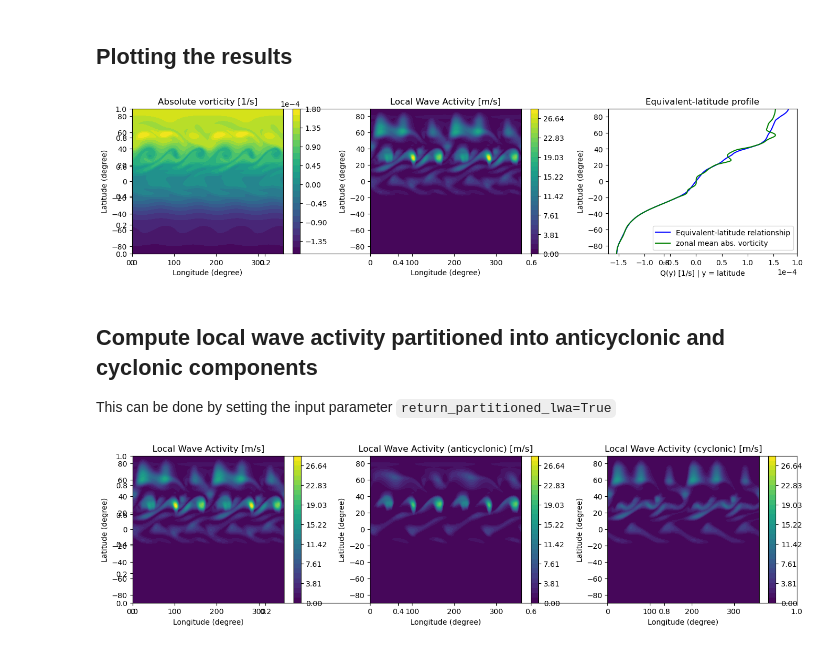
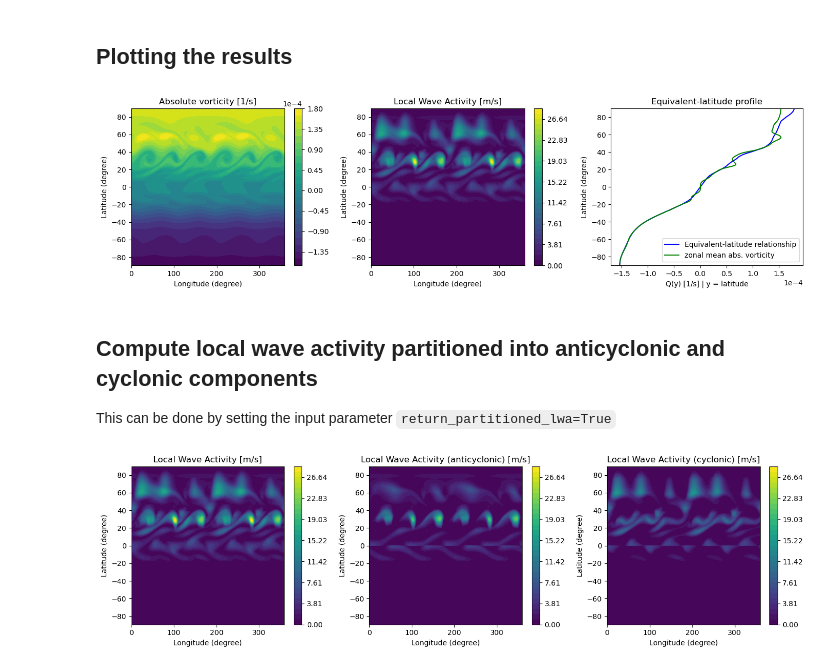
Before and after one commit to csyhuang/hn2016_falwa, a Jupyter notebook: notebooks/simple/Example_barotropic.ipynb, the cells around one changed output. Drawn from its saved outputs; the diff is of its cells as text; code cells hidden in the pictures.

```diff
--- a/notebooks/simple/Example_barotropic.ipynb
+++ b/notebooks/simple/Example_barotropic.ipynb
@@ -52,69 +56,71 @@ qref, lwa = barotropic_eqlat_lwa(ylat,absVorticity,area,Earth_radius*clat*dphi,n
 # %%
 # --- Color axis for plotting LWA --- #
 lwa_caxis = np.linspace(0,lwa.max(),31,endpoint=True)
 
 # --- Plot the abs. vorticity field, LWA and equivalent-latitude relationship and LWA --- #
-fig = plt.subplots(figsize=(14,4))
+fig, (ax1, ax2, ax3) = plt.subplots(1, 3, figsize=(14,4))
 
-plt.subplot(1,3,1) # Absolute vorticity map
-c=plt.contourf(xlon,ylat,absVorticity,31)
+# Absolute vorticity map
+c = ax1.contourf(xlon,ylat,absVorticity,31)
 cb = plt.colorbar(c)
 cb.formatter.set_powerlimits((0, 0))
 cb.ax.yaxis.set_offset_position('right')
 cb.update_ticks()
-plt.title('Absolute vorticity [1/s]')
-plt.xlabel('Longitude (degree)')
-plt.ylabel('Latitude (degree)')
+ax1.set_title('Absolute vorticity [1/s]')
+ax1.set_xlabel('Longitude (degree)')
+ax1.set_ylabel('Latitude (degree)')
 
-plt.subplot(1,3,2) # LWA (full domain)
-plt.contourf(xlon,ylat,lwa,lwa_caxis)
-plt.colorbar()
-plt.title('Local Wave Activity [m/s]')
-plt.xlabel('Longitude (degree)')
-plt.ylabel('Latitude (degree)')
+# LWA (full domain)
+c2 = ax2.contourf(xlon,ylat,lwa,lwa_caxis)
+plt.colorbar(c2)
+ax2.set_title('Local Wave Activity [m/s]')
+ax2.set_xlabel('Longitude (degree)')
+ax2.set_ylabel('Latitude (degree)')
 
-plt.subplot(1,3,3) # Equivalent-latitude relationship Q(y)
-plt.plot(qref, ylat, 'b', label='Equivalent-latitude relationship')
-plt.plot(np.mean(absVorticity,axis=1),ylat,'g',label='zonal mean abs. vorticity')
+# Equivalent-latitude relationship Q(y)
+ax3.plot(qref, ylat, 'b', label='Equivalent-latitude relationship')
+ax3.plot(np.mean(absVorticity,axis=1),ylat,'g',label='zonal mean abs. vorticity')
 plt.ticklabel_format(style='sci', axis='x', scilimits=(0,0))
 plt.ylim(-90,90)
 plt.legend(loc=4,fontsize=10)
 plt.title('Equivalent-latitude profile')
 plt.ylabel('Latitude (degree)')
 plt.xlabel('Q(y) [1/s] | y = latitude')
 plt.tight_layout()
 plt.show()
 # %% [output]
-[figure, old version]
+[figure, new version]
 # %% [markdown]
 ## Compute local wave activity partitioned into anticyclonic and cyclonic components
 
 This can be done by setting the input parameter `return_partitioned_lwa=True`
 # %%
-qref, lwa = barotropic_eqlat_lwa(ylat,absVorticity,area,Earth_radius*clat*dphi,nlat, return_partitioned_lwa=True) # Full domain included
+qref, lwa_partitioned = barotropic_eqlat_lwa(ylat,absVorticity,area,Earth_radius*clat*dphi,nlat, return_partitioned_lwa=True) # Full domain included
 
-fig = plt.subplots(figsize=(14,4))
-plt.subplot(1,3,1) # LWA (full domain)
-plt.contourf(xlon,ylat,lwa.sum(axis=0),lwa_caxis)
-plt.colorbar()
-plt.title('Local Wave Activity [m/s]')
-plt.xlabel('Longitude (degree)')
-plt.ylabel('Latitude (degree)')
+fig2, (ax4, ax5, ax6) = plt.subplots(1, 3, figsize=(14,4))
+c4 = ax4.contourf(xlon,ylat,lwa_partitioned.sum(axis=0),lwa_caxis)
+plt.colorbar(c4)
+ax4.set_title('Local Wave Activity [m/s]')
+ax4.set_xlabel('Longitude (degree)')
+ax4.set_ylabel('Latitude (degree)')
 
-plt.subplot(1,3,2) # LWA (full domain)
-plt.contourf(xlon,ylat,lwa[0, :, :],lwa_caxis)
-plt.colorbar()
-plt.title('Local Wave Activity (anticyclonic) [m/s]')
-plt.xlabel('Longitude (degree)')
-plt.ylabel('Latitude (degree)')
+# Anti-cyclonic LWA (full domain)
+antycyclonic_lwa = np.concatenate((lwa_partitioned[1, :128, :], lwa_partitioned[0, -128:, :]), axis=0)
+c5 = ax5.contourf(xlon,ylat,antycyclonic_lwa,lwa_caxis)
+plt.colorbar(c5)
+ax5.set_title('Local Wave Activity (anticyclonic) [m/s]')
+ax5.set_xlabel('Longitude (degree)')
+ax5.set_ylabel('Latitude (degree)')
 
-plt.subplot(1,3,3) # LWA (full domain)
-plt.contourf(xlon,ylat,lwa[1, :, :],lwa_caxis)
-plt.colorbar()
-plt.title('Local Wave Activity (cyclonic) [m/s]')
-plt.xlabel('Longitude (degree)')
-plt.ylabel('Latitude (degree)')
+# Cyclonic LWA (full domain)
+cyclonic_lwa = np.concatenate((lwa_partitioned[0, :128, :], lwa_partitioned[1, -128:, :]), axis=0)
+c6 = ax6.contourf(xlon,ylat,cyclonic_lwa,lwa_caxis)
+plt.colorbar(c6)
+ax6.set_title('Local Wave Activity (cyclonic) [m/s]')
+ax6.set_xlabel('Longitude (degree)')
+ax6.set_ylabel('Latitude (degree)')
+
 plt.tight_layout()
 plt.show()
 # %% [output]
-[figure, old version]
+[figure, new version]
```
Also changed, not shown: parts of 2 cells of this notebook, 2 other files.
